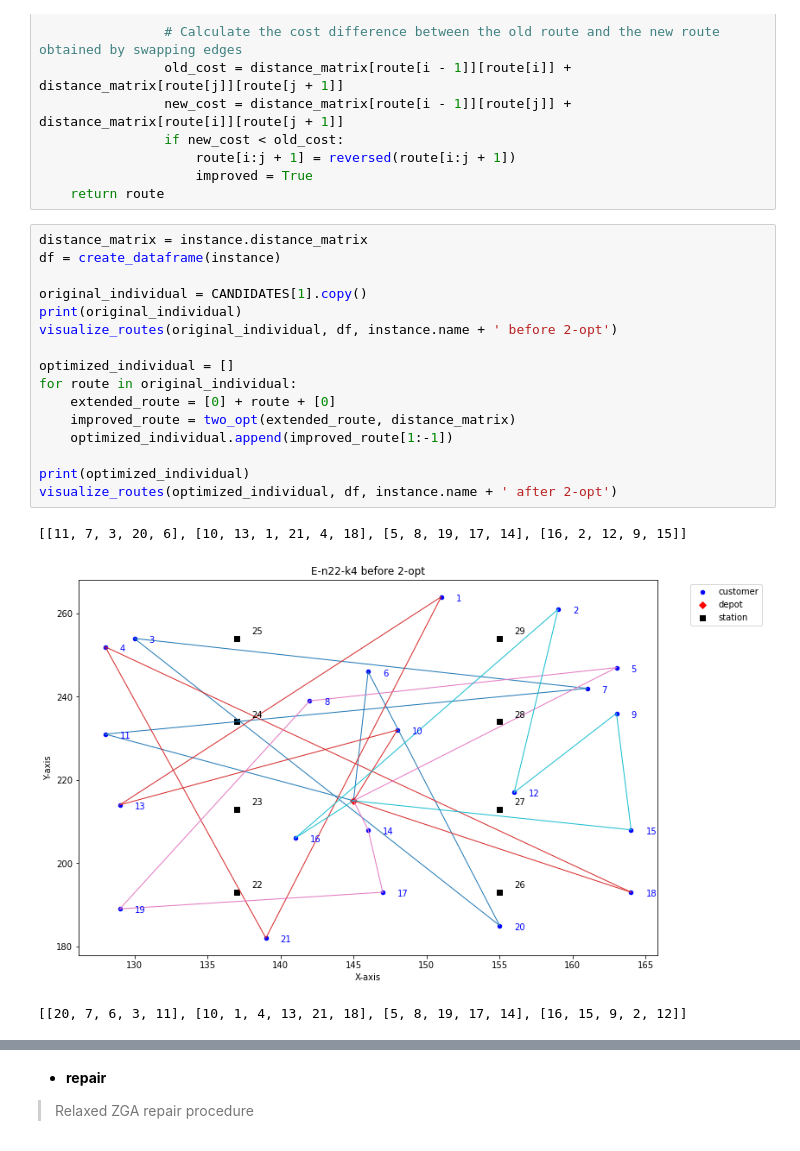
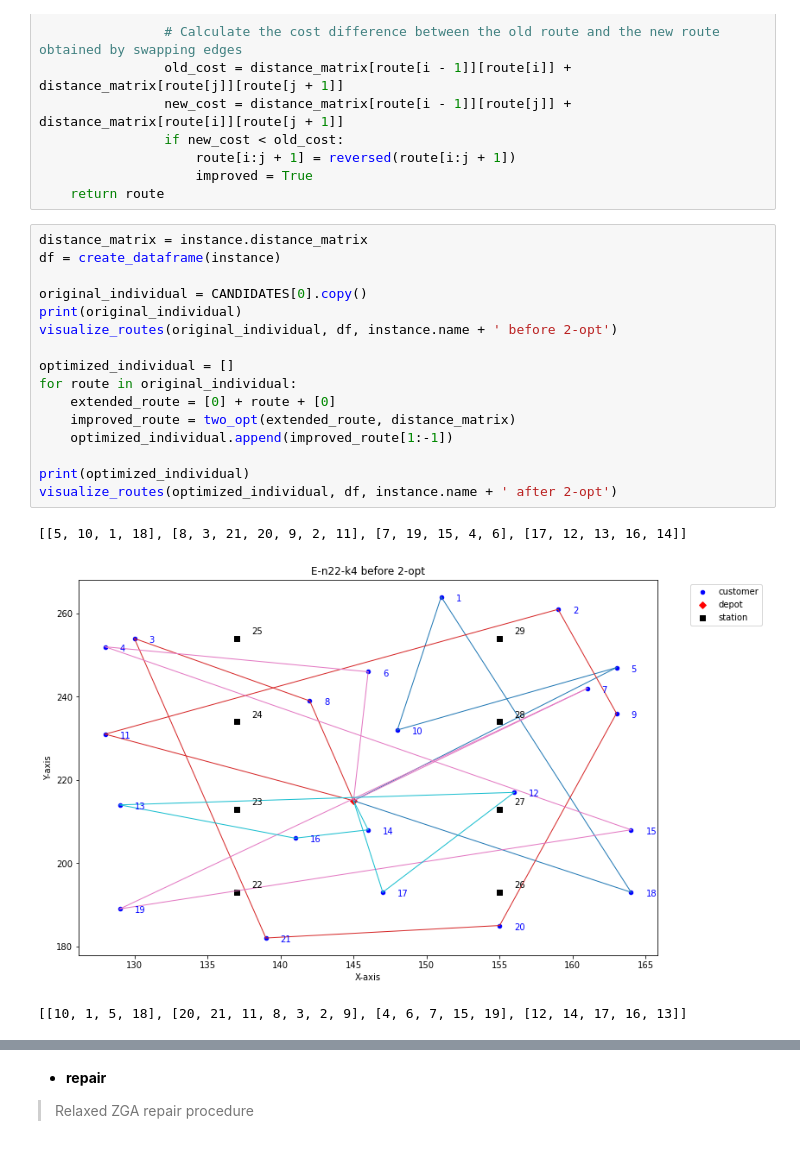
Before and after one commit to KingQino/EVRP-WCCI-2020, a Jupyter notebook: GA.ipynb, the cells around one changed output, grey strips where cells are left out. Drawn from its saved outputs; the diff is of its cells as text.

```diff
--- a/GA.ipynb
+++ b/GA.ipynb
@@ -476,20 +530,20 @@ def two_opt(route, distance_matrix):
 # %%
 distance_matrix = instance.distance_matrix
 df = create_dataframe(instance)
 
-original_individual = CANDIDATES[1].copy()
+original_individual = CANDIDATES[0].copy()
 print(original_individual)
 visualize_routes(original_individual, df, instance.name + ' before 2-opt')
 
 optimized_individual = []
 for route in original_individual:
     extended_route = [0] + route + [0]
     improved_route = two_opt(extended_route, distance_matrix)
     optimized_individual.append(improved_route[1:-1])
 
 print(optimized_individual)
 visualize_routes(optimized_individual, df, instance.name + ' after 2-opt')
 # %% [output]
-[[11, 7, 3, 20, 6], [10, 13, 1, 21, 4, 18], [5, 8, 19, 17, 14], [16, 2, 12, 9, 15]]
+[[5, 10, 1, 18], [8, 3, 21, 20, 9, 2, 11], [7, 19, 15, 4, 6], [17, 12, 13, 16, 14]]
-[figure, old version]
+[figure, new version]
-[[20, 7, 6, 3, 11], [10, 1, 4, 13, 21, 18], [5, 8, 19, 17, 14], [16, 15, 9, 2, 12]]
+[[10, 1, 5, 18], [20, 21, 11, 8, 3, 2, 9], [4, 6, 7, 15, 19], [12, 14, 17, 16, 13]]
```
Also changed, not shown: parts of 12 cells of this notebook.
